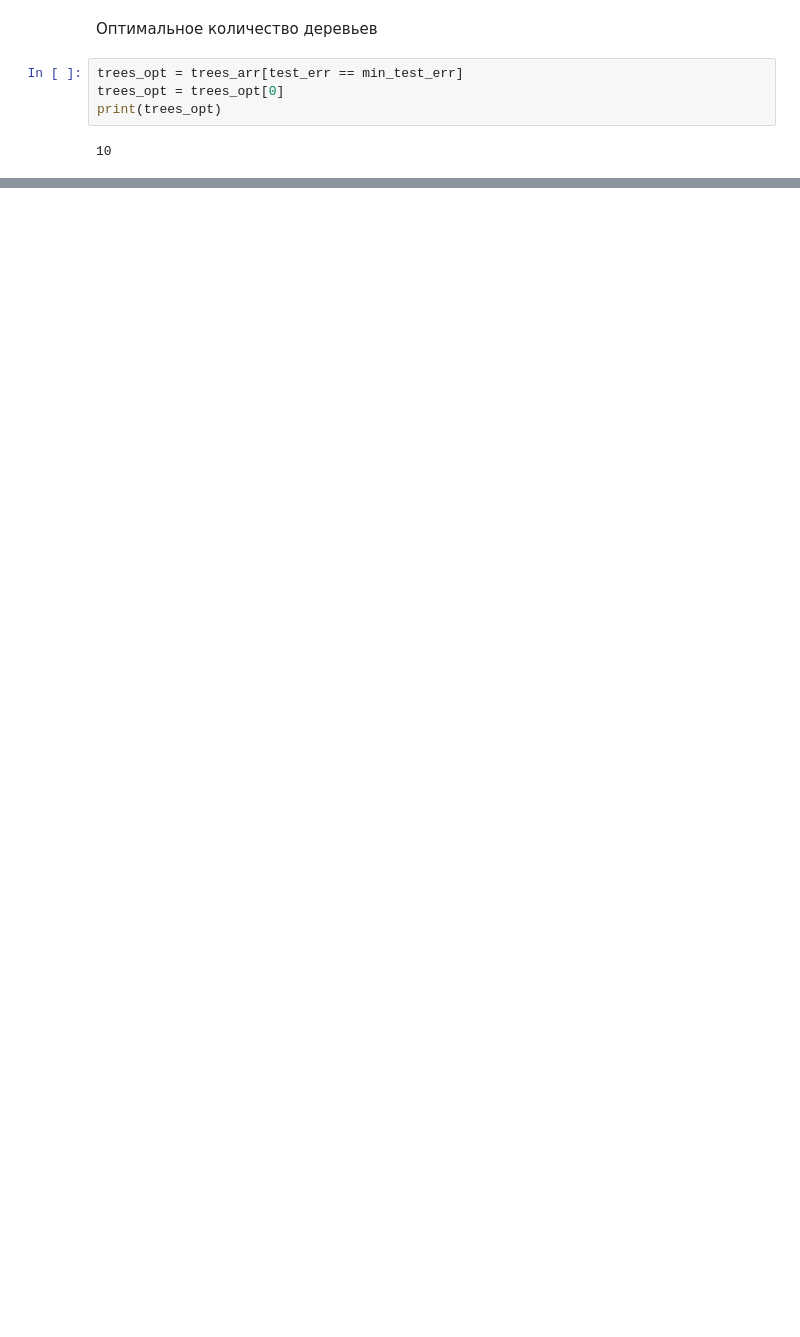
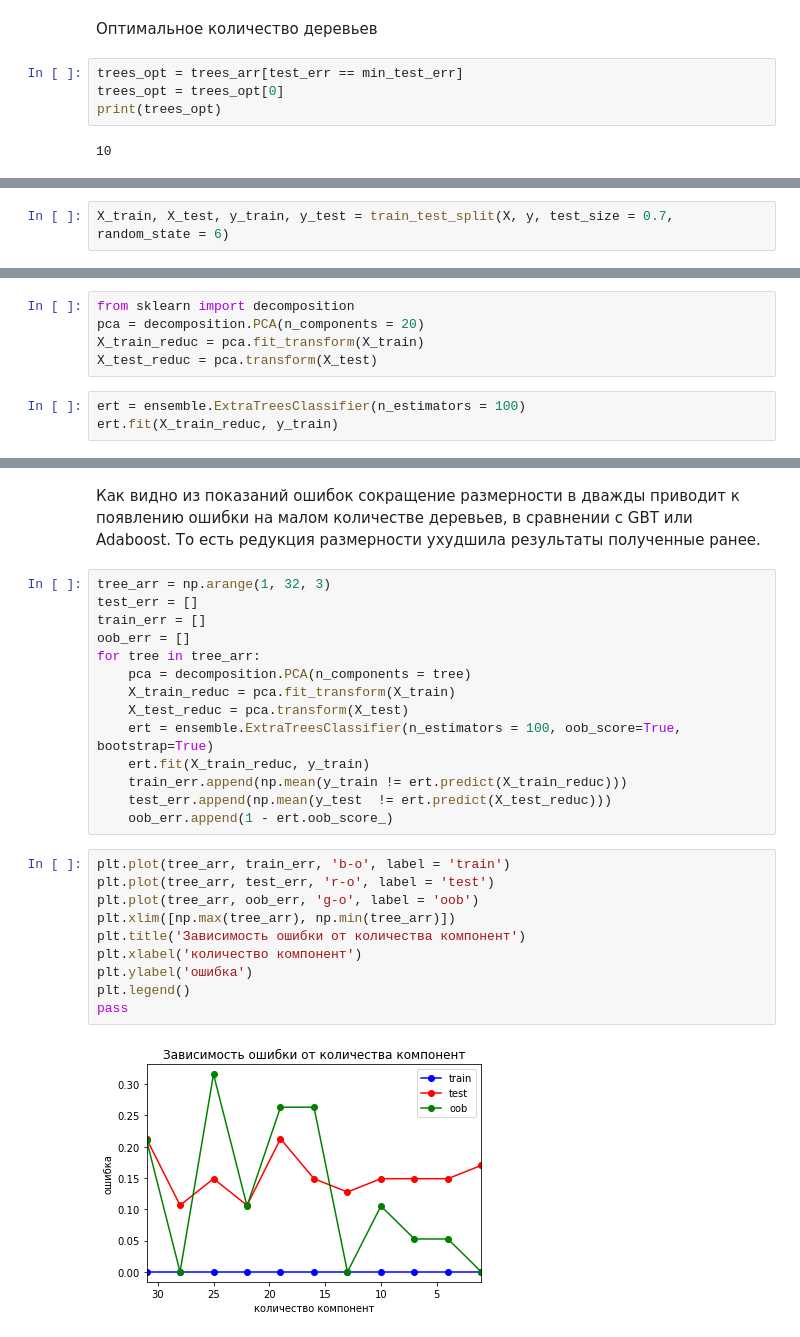
Before and after one commit to inhabitantNewCity/ML_Lab4, a Jupyter notebook: lab1.1.ipynb, the cells around one changed output, grey strips where cells are left out. Saved outputs shown, nothing was run; the diff lists cells and outputs as text; blank space fills up the shorter version.

```diff
--- a/lab1.1.ipynb
+++ b/lab1.1.ipynb
@@ -1018,0 +1020,2 @@ print(trees_opt)
+# %%
+X_train, X_test, y_train, y_test = train_test_split(X, y, test_size = 0.7, random_state = 6)
@@ -1018,0 +1024,8 @@ print(trees_opt)
+# %%
+from sklearn import decomposition
+pca = decomposition.PCA(n_components = 20)
+X_train_reduc = pca.fit_transform(X_train)
+X_test_reduc = pca.transform(X_test)
+# %%
+ert = ensemble.ExtraTreesClassifier(n_estimators = 100)
+ert.fit(X_train_reduc, y_train)
@@ -1018,0 +1046,28 @@ print(trees_opt)
+# %% [markdown]
+Как видно из показаний ошибок сокращение размерности в дважды приводит к появлению ошибки на малом количестве деревьев, в сравнении с GBT или Adaboost. То есть редукция размерности ухудшила результаты полученные ранее.
+# %%
+tree_arr = np.arange(1, 32, 3)
+test_err = []
+train_err = []
+oob_err = []
+for tree in tree_arr:
+    pca = decomposition.PCA(n_components = tree)
+    X_train_reduc = pca.fit_transform(X_train)
+    X_test_reduc = pca.transform(X_test)
+    ert = ensemble.ExtraTreesClassifier(n_estimators = 100, oob_score=True, bootstrap=True)
+    ert.fit(X_train_reduc, y_train)
+    train_err.append(np.mean(y_train != ert.predict(X_train_reduc)))
+    test_err.append(np.mean(y_test  != ert.predict(X_test_reduc)))
+    oob_err.append(1 - ert.oob_score_)
+# %%
+plt.plot(tree_arr, train_err, 'b-o', label = 'train')
+plt.plot(tree_arr, test_err, 'r-o', label = 'test')
+plt.plot(tree_arr, oob_err, 'g-o', label = 'oob')
+plt.xlim([np.max(tree_arr), np.min(tree_arr)])
+plt.title('Зависимость ошибки от количества компонент')
+plt.xlabel('количество компонент')
+plt.ylabel('ошибка')
+plt.legend()
+pass
+# %% [output]
+[figure, added]
```
Also changed, not shown: parts of 22 cells of this notebook.
